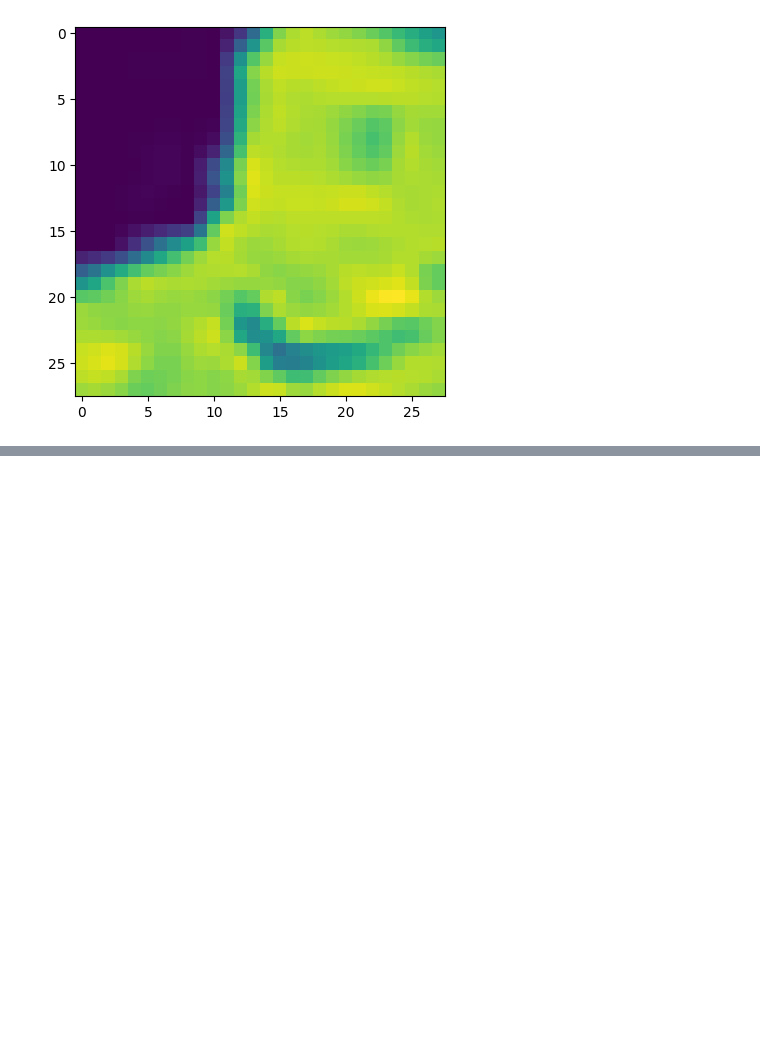
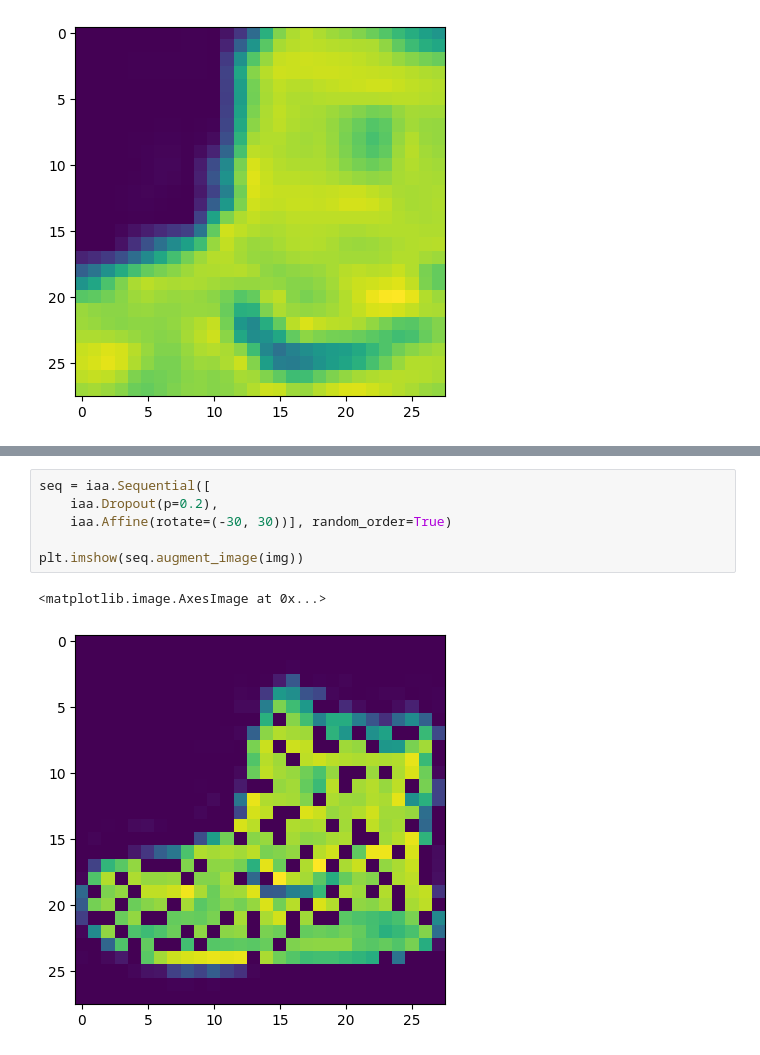
Before and after one commit to BorhanPetgar/ModernCV, a Jupyter notebook: 4/classify.ipynb, the cells around one changed output, grey strips where cells are left out. Drawn from its saved outputs; the diff is of its cells as text; blank space fills up the shorter version.

```diff
--- a/4/classify.ipynb
+++ b/4/classify.ipynb
@@ -62,0 +69,9 @@ plt.imshow(aug.augment_image(img))
+# %%
+seq = iaa.Sequential([
+    iaa.Dropout(p=0.2),
+    iaa.Affine(rotate=(-30, 30))], random_order=True)
+
+plt.imshow(seq.augment_image(img))
+# %% [output]
+<matplotlib.image.AxesImage at 0x...>
+[figure, added]
```
Also changed, not shown: parts of 1 cell of this notebook.
